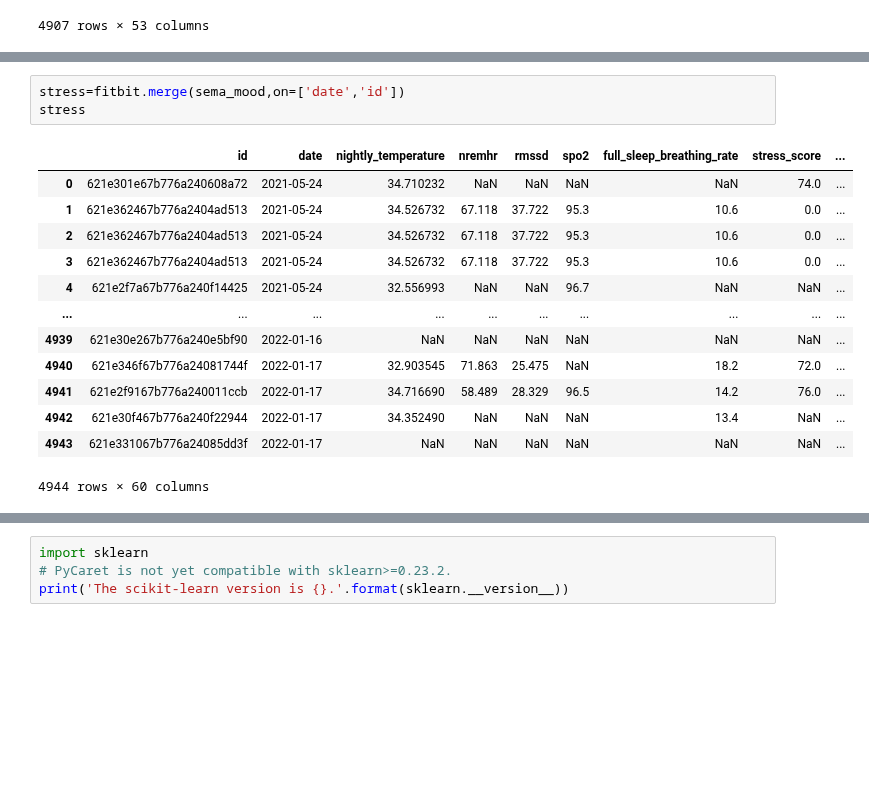
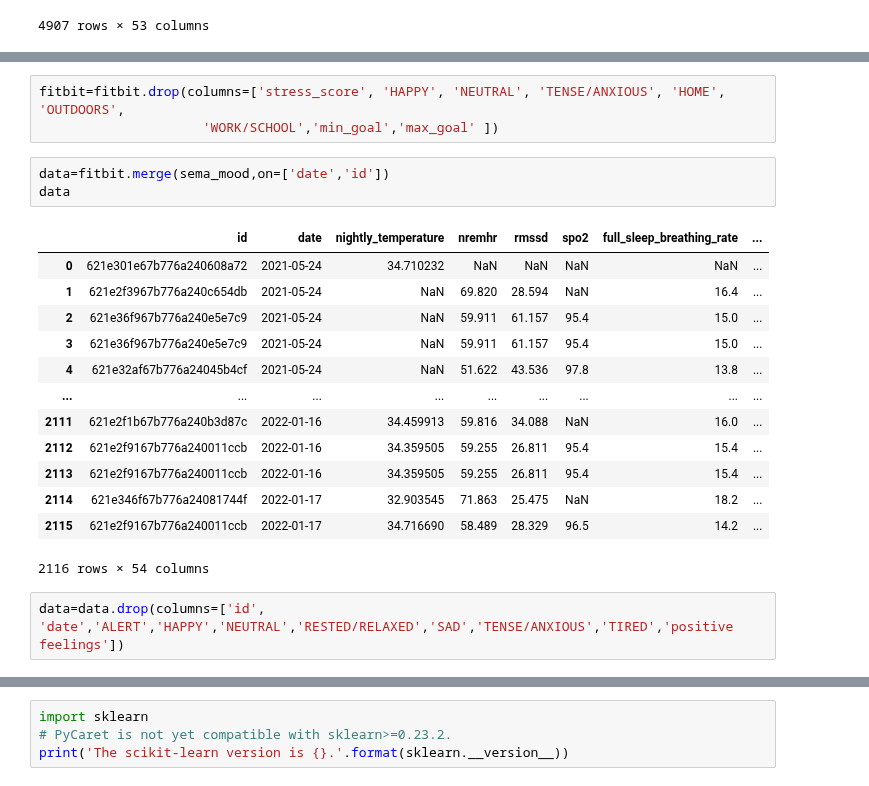
Before and after one commit to kcristinaa/RAIS-miniproject, a Jupyter notebook: predict_semas.ipynb, the cells around one changed output, grey strips where cells are left out. Cells and saved outputs as stored; diff of their text form; blank space fills up the shorter version.

```diff
--- a/predict_semas.ipynb
+++ b/predict_semas.ipynb
@@ -77,17 +97,22 @@ fitbit
+# %%
+fitbit=fitbit.drop(columns=['stress_score', 'HAPPY', 'NEUTRAL', 'TENSE/ANXIOUS', 'HOME', 'OUTDOORS',
+                     'WORK/SCHOOL','min_goal','max_goal' ])
 # %%
-stress=fitbit.merge(sema_mood,on=['date','id'])
-stress
+data=fitbit.merge(sema_mood,on=['date','id'])
+data
 # %% [output]
-|  | id | date | nightly_temperature | nremhr | rmssd | spo2 | full_sleep_breathing_rate | stress_score | ... |
-| 0 | 621e301e67b776a240608a72 | 2021-05-24 | 34.710232 | NaN | NaN | NaN | NaN | 74.0 | ... |
-| 1 | 621e362467b776a2404ad513 | 2021-05-24 | 34.526732 | 67.118 | 37.722 | 95.3 | 10.6 | 0.0 | ... |
-| 2 | 621e362467b776a2404ad513 | 2021-05-24 | 34.526732 | 67.118 | 37.722 | 95.3 | 10.6 | 0.0 | ... |
-| 3 | 621e362467b776a2404ad513 | 2021-05-24 | 34.526732 | 67.118 | 37.722 | 95.3 | 10.6 | 0.0 | ... |
-| 4 | 621e2f7a67b776a240f14425 | 2021-05-24 | 32.556993 | NaN | NaN | 96.7 | NaN | NaN | ... |
-| ... | ... | ... | ... | ... | ... | ... | ... | ... | ... |
-| 4939 | 621e30e267b776a240e5bf90 | 2022-01-16 | NaN | NaN | NaN | NaN | NaN | NaN | ... |
-| 4940 | 621e346f67b776a24081744f | 2022-01-17 | 32.903545 | 71.863 | 25.475 | NaN | 18.2 | 72.0 | ... |
-| 4941 | 621e2f9167b776a240011ccb | 2022-01-17 | 34.716690 | 58.489 | 28.329 | 96.5 | 14.2 | 76.0 | ... |
-| 4942 | 621e30f467b776a240f22944 | 2022-01-17 | 34.352490 | NaN | NaN | NaN | 13.4 | NaN | ... |
-| 4943 | 621e331067b776a24085dd3f | 2022-01-17 | NaN | NaN | NaN | NaN | NaN | NaN | ... |
+|  | id | date | nightly_temperature | nremhr | rmssd | spo2 | full_sleep_breathing_rate | ... |
+| 0 | 621e301e67b776a240608a72 | 2021-05-24 | 34.710232 | NaN | NaN | NaN | NaN | ... |
+| 1 | 621e2f3967b776a240c654db | 2021-05-24 | NaN | 69.820 | 28.594 | NaN | 16.4 | ... |
+| 2 | 621e36f967b776a240e5e7c9 | 2021-05-24 | NaN | 59.911 | 61.157 | 95.4 | 15.0 | ... |
+| 3 | 621e36f967b776a240e5e7c9 | 2021-05-24 | NaN | 59.911 | 61.157 | 95.4 | 15.0 | ... |
+| 4 | 621e32af67b776a24045b4cf | 2021-05-24 | NaN | 51.622 | 43.536 | 97.8 | 13.8 | ... |
+| ... | ... | ... | ... | ... | ... | ... | ... | ... |
+| 2111 | 621e2f1b67b776a240b3d87c | 2022-01-16 | 34.459913 | 59.816 | 34.088 | NaN | 16.0 | ... |
+| 2112 | 621e2f9167b776a240011ccb | 2022-01-16 | 34.359505 | 59.255 | 26.811 | 95.4 | 15.4 | ... |
+| 2113 | 621e2f9167b776a240011ccb | 2022-01-16 | 34.359505 | 59.255 | 26.811 | 95.4 | 15.4 | ... |
+| 2114 | 621e346f67b776a24081744f | 2022-01-17 | 32.903545 | 71.863 | 25.475 | NaN | 18.2 | ... |
+| 2115 | 621e2f9167b776a240011ccb | 2022-01-17 | 34.716690 | 58.489 | 28.329 | 96.5 | 14.2 | ... |
-4944 rows × 60 columns
+2116 rows × 54 columns
+# %%
+data=data.drop(columns=['id', 'date','ALERT','HAPPY','NEUTRAL','RESTED/RELAXED','SAD','TENSE/ANXIOUS','TIRED','positive feelings'])
```
Also changed, not shown: parts of 13 cells of this notebook.
